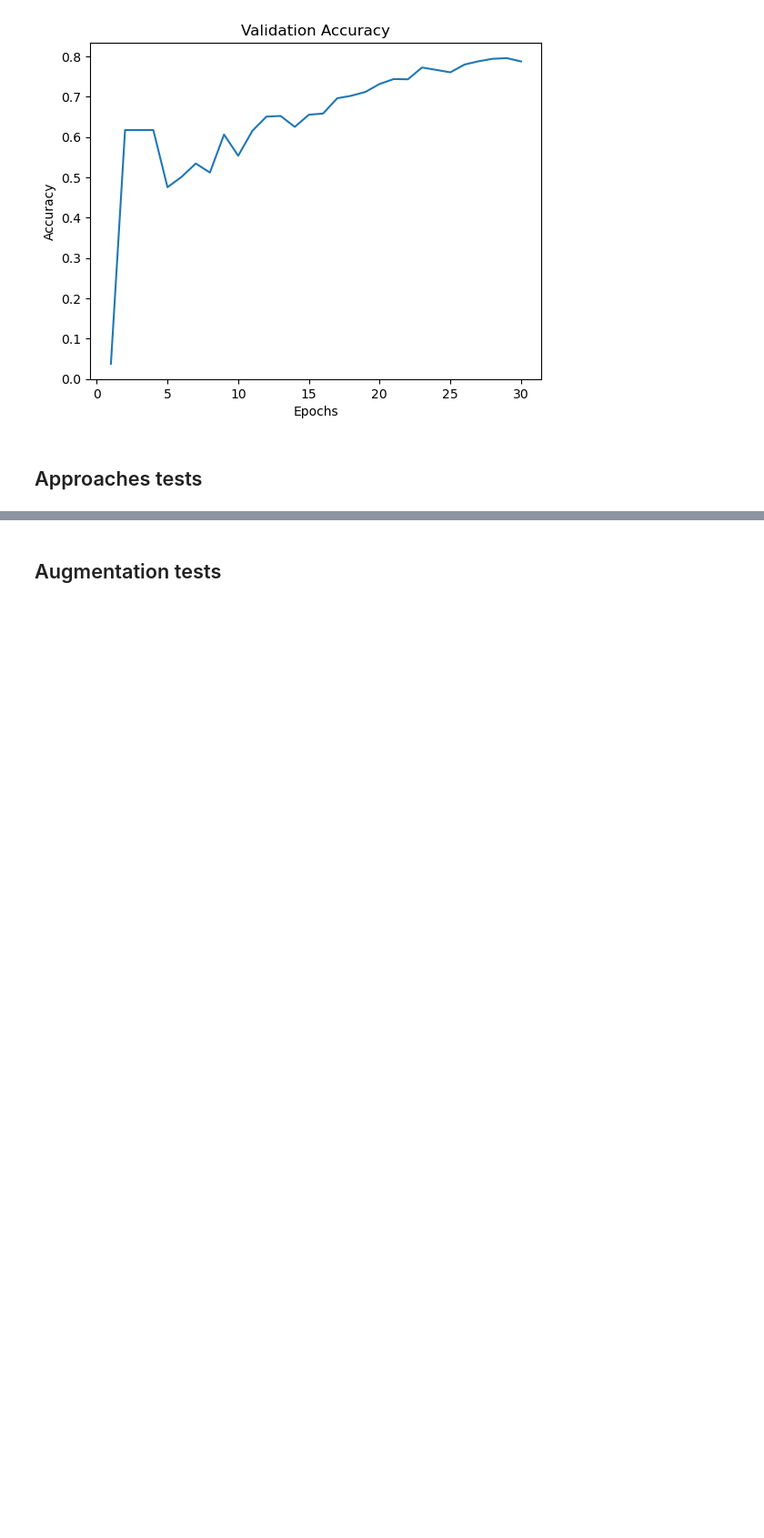
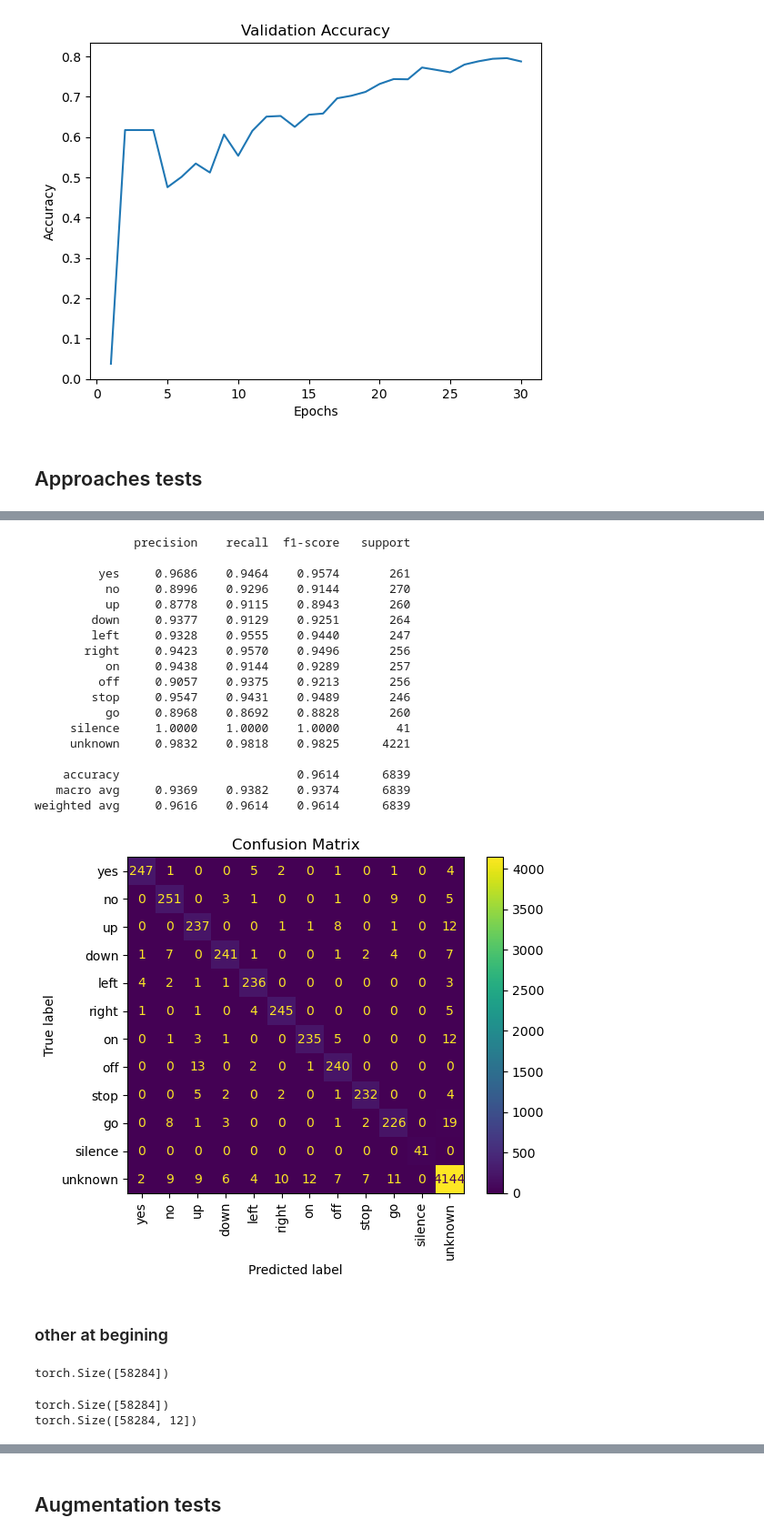
Before and after one commit to jakubrymuza/transformers, a Jupyter notebook: main.ipynb, the cells around one changed output, grey strips where cells are left out. Shown at 91% size. Saved outputs shown, nothing was run; the diff lists cells and outputs as text; code cells hidden in the pictures; blank space fills up the shorter version.

```diff
--- a/main.ipynb
+++ b/main.ipynb
@@ -283,0 +416,63 @@ weighted avg     0.7938    0.7874    0.7883      6839
+# %%
+_=evaluate_2_models(model_silence,model_audio,valid_data,DEVICE,classes_index)
+# %% [output]
+              precision    recall  f1-score   support
+
+         yes     0.9686    0.9464    0.9574       261
+          no     0.8996    0.9296    0.9144       270
+          up     0.8778    0.9115    0.8943       260
+        down     0.9377    0.9129    0.9251       264
+        left     0.9328    0.9555    0.9440       247
+       right     0.9423    0.9570    0.9496       256
+          on     0.9438    0.9144    0.9289       257
+         off     0.9057    0.9375    0.9213       256
+        stop     0.9547    0.9431    0.9489       246
+          go     0.8968    0.8692    0.8828       260
+     silence     1.0000    1.0000    1.0000        41
+     unknown     0.9832    0.9818    0.9825      4221
+
+    accuracy                         0.9614      6839
+   macro avg     0.9369    0.9382    0.9374      6839
+weighted avg     0.9616    0.9614    0.9614      6839
+[figure, added]
+# %% [markdown]
+### other at begining
+# %%
+from experiments import CLASSES,VAL_CLASSES
+
+_, y_train_num = torch.max(y_train, 1)
+print(y_train_num.shape)
+
+all_classes = classes_index.copy()
+
+for key, value in all_classes.items():
+    if value not in VAL_CLASSES:
+        all_classes[key] = "unknown"
+
+y_train_unknown = np.array([all_classes[num] for num in y_train_num.numpy()])
+y_val_unknown = np.array([all_classes[num] for num in y_val.numpy()])
+
+y_train_unknown = [CLASSES.index(name) for name in y_train_unknown]
+y_val_unknown = [CLASSES.index(name) for name in y_val_unknown]
+# %% [output]
+torch.Size([58284])
+# %%
+# creating datasets
+y_train_unknown = torch.tensor(y_train_unknown).long()
+# print(y_train_unknown.shape)
+
+y_val_unknown = torch.tensor(y_val_unknown).long()
+y_train_unknown = F.one_hot(y_train_unknown, num_classes = len(CLASSES))
+
+# print(y_train_unknown.shape)
+
+classes_audio = classes.copy()
+classes_audio.remove('silence')
+classes_index_unknown = convert_list_dict(CLASSES)
+
+
+train_data_unknown = TensorDataset(X_train.float().transpose(2, 1), y_train_unknown.float())
+valid_data_unknown = TensorDataset(X_val.float().transpose(2, 1), y_val_unknown.float())
+# %% [output]
+torch.Size([58284])
+torch.Size([58284, 12])
```
Also changed, not shown: parts of 15 cells of this notebook, 1 other file.
